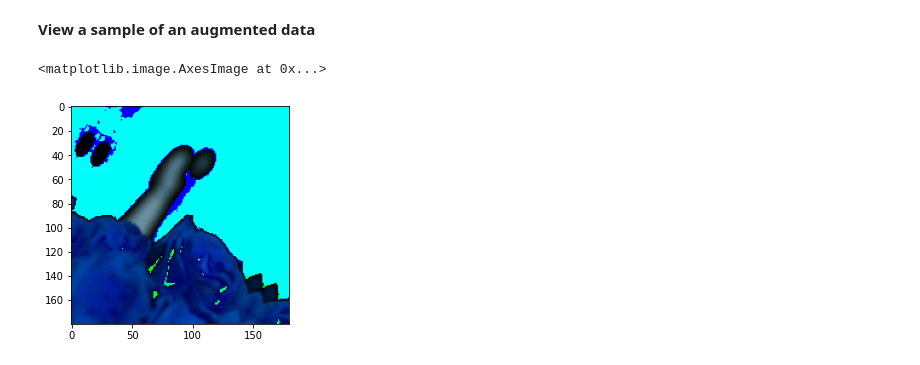
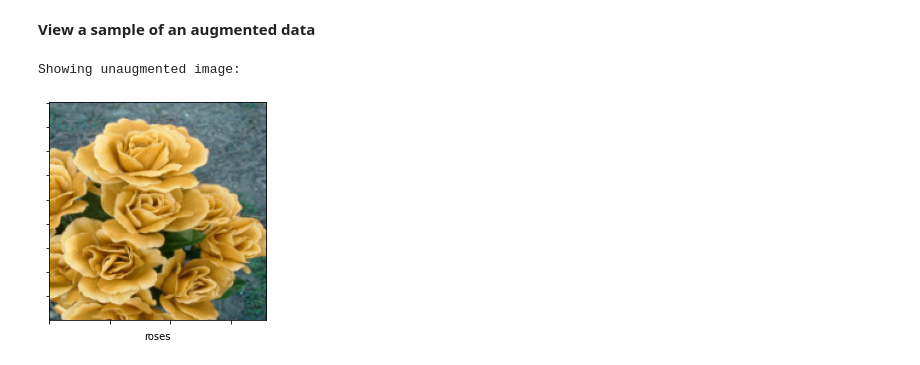
Before and after one commit to 4ndrelim/DeepLearningCNNConcepts, a Jupyter notebook: data-augmentation.ipynb, the cells around one changed output. Saved outputs shown, nothing was run; the diff lists cells and outputs as text; code cells hidden in the pictures.

Commit message:
Re-train network and include data augmentation for model that uses augmented data

```diff
--- a/data-augmentation.ipynb
+++ b/data-augmentation.ipynb
@@ -72,6 +87,6 @@ X, y = [], []
 for flower_name, images in flowers.items():
   for image in images:
     img = cv2.imread(str(image))
-    resized_img = cv2.resize(img, (180,180))
+    resized_img = cv2.resize(img, IMAGE_SHAPE)
     X.append(resized_img)
     y.append(flowers_labels[flower_name])
@@ -81,3 +93,5 @@ for flower_name, images in flowers.items():
 # %%
+# normalisation
 X = np.array(X)
 y = np.array(y)
+X = X / 255
@@ -112,6 +121,6 @@ cnn.compile(
     metrics=['accuracy']
 )
 
-cnn.fit(X_train_scaled, y_train, epochs = 30)
+cnn.fit(X_train, y_train, epochs = 30)
 # %% [output]
 Epoch 1/30
@@ -143,0 +161,11 @@ cnn.evaluate(X_test_scaled, y_test)
+# %%
+# X - List of images
+# y - List of corresponding result labels
+# index - display the image at the specified index
+
+def plot(X, y, idx):
+  plt.imshow(X[idx])
+  ax = plt.gca()
+  ax.axes.xaxis.set_ticklabels([])
+  ax.axes.yaxis.set_ticklabels([])
+  plt.xlabel(classes[y[idx]])
@@ -154,8 +188,9 @@ data_augmentation = keras.Sequential([
 ])
 # %% [markdown]
 **View a sample of an augmented data**
-# %%
-plt.imshow(data_augmentation(X)[0].numpy().astype('uint8'))
-# %% [output]
-<matplotlib.image.AxesImage at 0x...>
-[figure, removed]
+# %%
+print("Showing unaugmented image: ")
+plot(X_train, y_train, 5)
+# %% [output]
+Showing unaugmented image:
+[figure, added]
```
Also changed, not shown: parts of 41 cells of this notebook.
